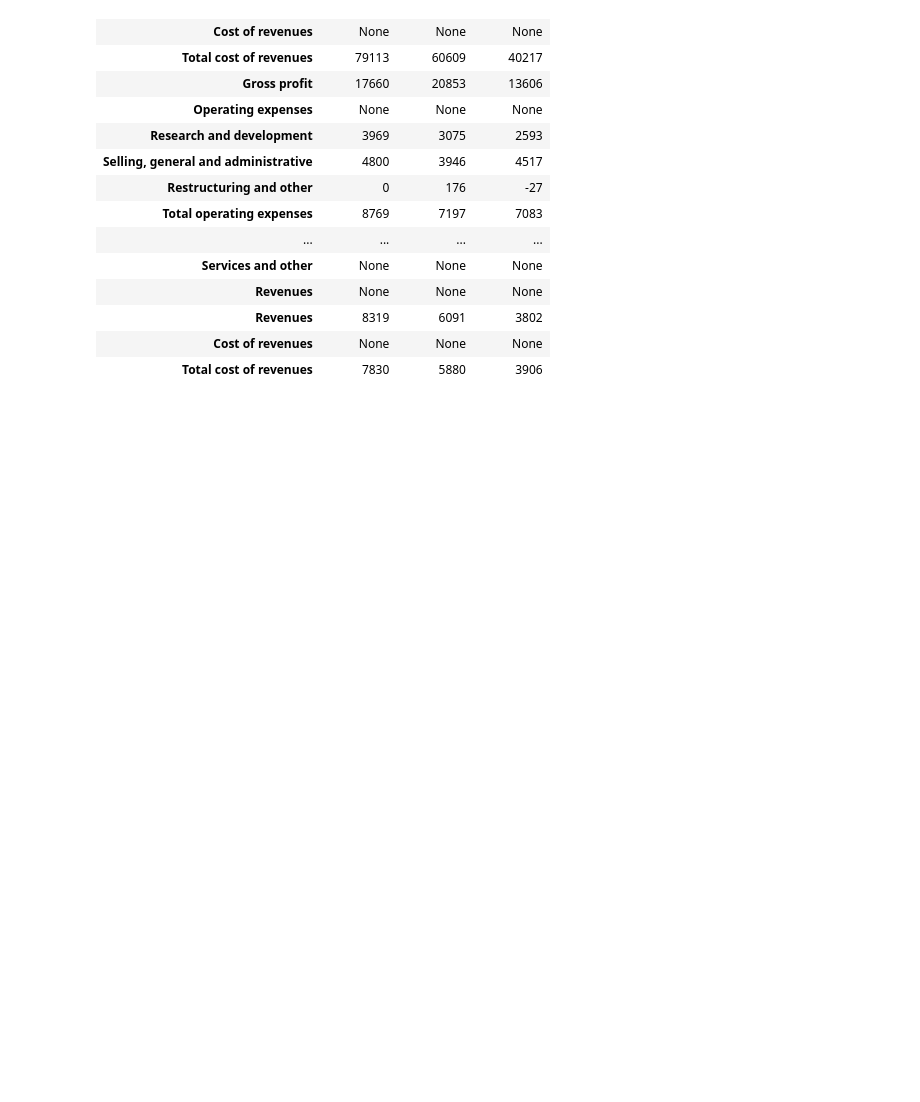
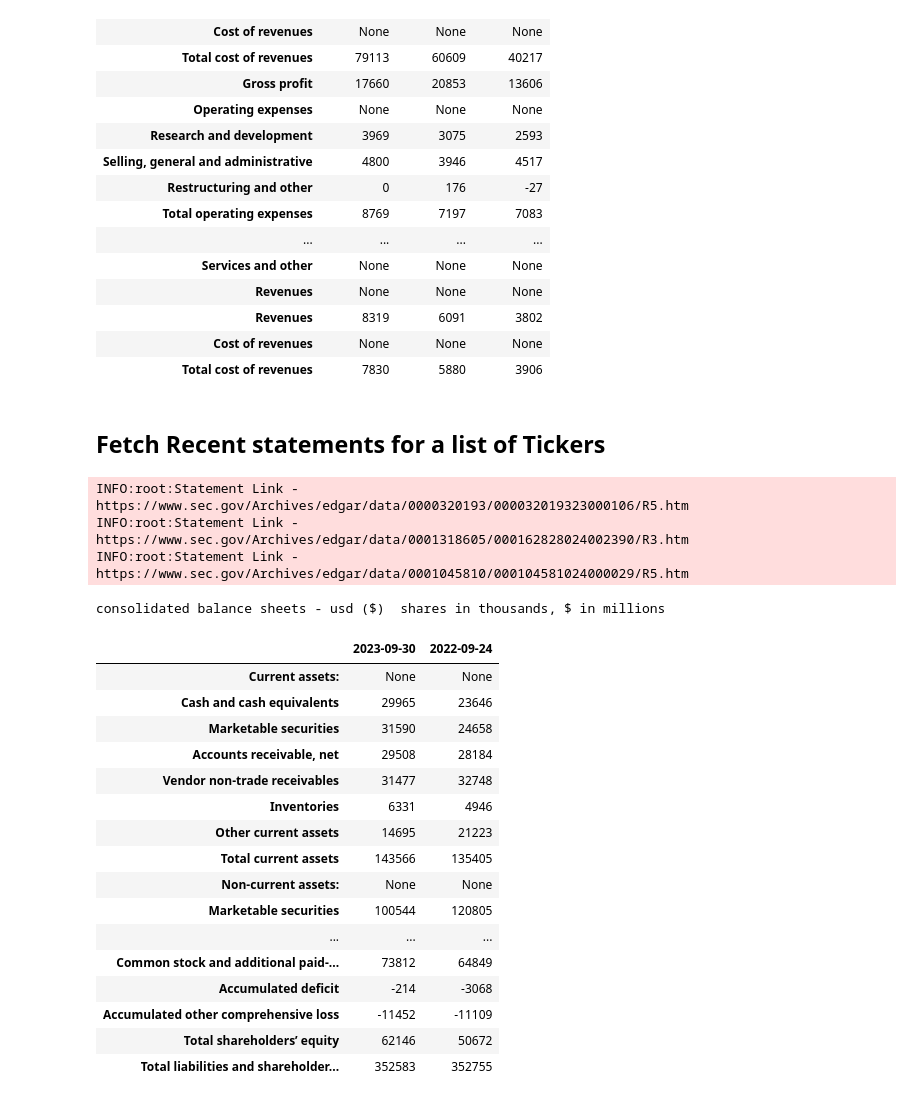
Before and after one commit to Ameykolhe/sec-edgar-scraper, a Jupyter notebook: docs/sample.ipynb, the cells around one changed output. Drawn from its saved outputs; the diff is of its cells as text; code cells hidden in the pictures; blank space fills up the shorter version.

Commit message:
added new function to get recent statements for a list of tickers

```diff
--- a/docs/sample.ipynb
+++ b/docs/sample.ipynb
@@ -111,3 +111,36 @@ consolidated statements of operations - usd ($)  shares in millions, $ in millio
 | Revenues | 8319 | 6091 | 3802 |
 | Cost of revenues | None | None | None |
 | Total cost of revenues | 7830 | 5880 | 3906 |
+# %% [markdown]
+## Fetch Recent statements for a list of Tickers
+# %%
+tickers = ["aapl", "tsla", "nvda"]
+# %%
+result: dict = scraper.get_recent_statements_for_tickers(tickers, "balance_sheet", "10-K")
+# %% [output]
+INFO:root:Statement Link - https://www.sec.gov/Archives/edgar/data/0000320193/000032019323000106/R5.htm
+INFO:root:Statement Link - https://www.sec.gov/Archives/edgar/data/0001318605/000162828024002390/R3.htm
+INFO:root:Statement Link - https://www.sec.gov/Archives/edgar/data/0001045810/000104581024000029/R5.htm
+# %%
+df, note = result["aapl"]
+print(note)
+df
+# %% [output]
+consolidated balance sheets - usd ($)  shares in thousands, $ in millions
+|  | 2023-09-30 | 2022-09-24 |
+| Current assets: | None | None |
+| Cash and cash equivalents | 29965 | 23646 |
+| Marketable securities | 31590 | 24658 |
+| Accounts receivable, net | 29508 | 28184 |
+| Vendor non-trade receivables | 31477 | 32748 |
+| Inventories | 6331 | 4946 |
+| Other current assets | 14695 | 21223 |
+| Total current assets | 143566 | 135405 |
+| Non-current assets: | None | None |
+| Marketable securities | 100544 | 120805 |
+| ... | ... | ... |
+| Common stock and additional paid-... | 73812 | 64849 |
+| Accumulated deficit | -214 | -3068 |
+| Accumulated other comprehensive loss | -11452 | -11109 |
+| Total shareholders’ equity | 62146 | 50672 |
+| Total liabilities and shareholder... | 352583 | 352755 |
```
Also changed, not shown: parts of 2 cells of this notebook, 1 other file.
